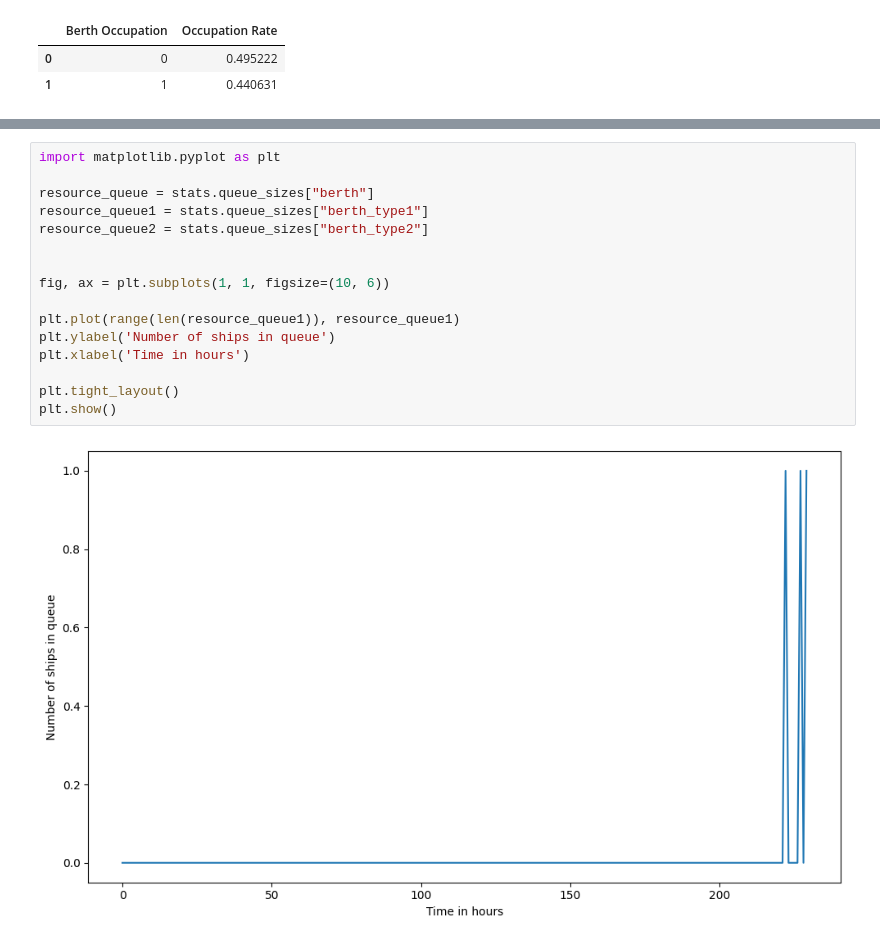
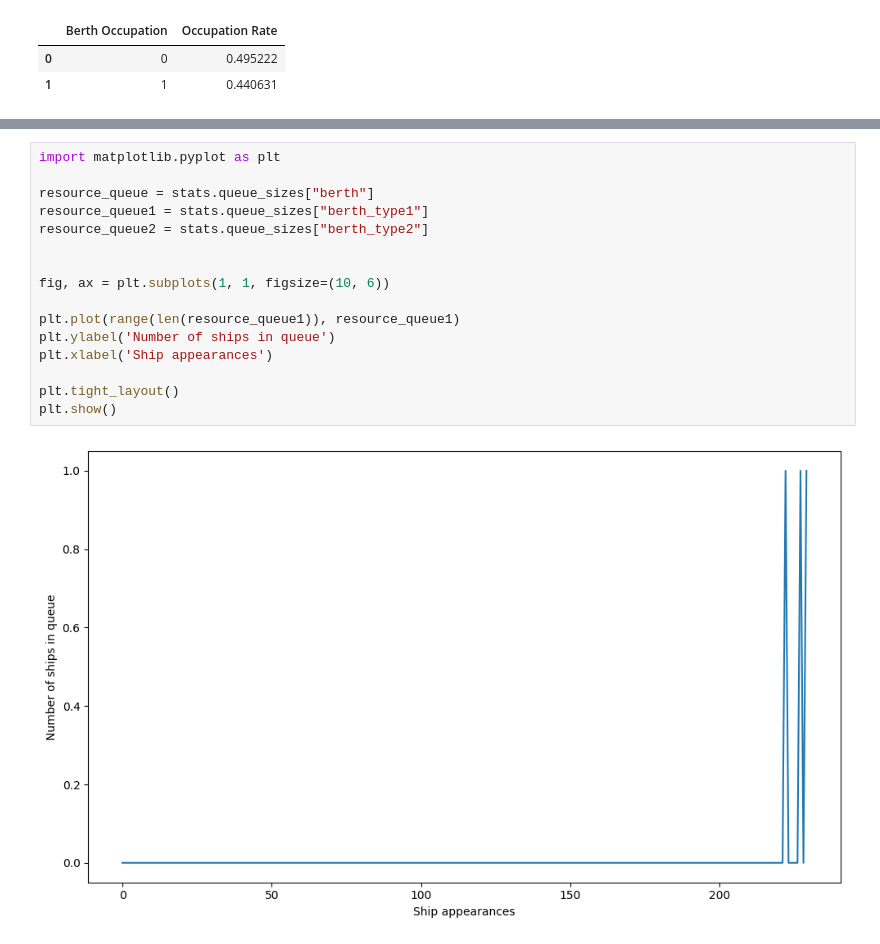
Before and after one commit to Mohammed-khlifi/port_trafic_simulation, a Jupyter notebook: DES.ipynb, the cells around one changed output, grey strips where cells are left out. Cells and saved outputs as stored; diff of their text form.

```diff
--- a/DES.ipynb
+++ b/DES.ipynb
@@ -1025,18 +1016,18 @@ plt.show()
 # %%
 import matplotlib.pyplot as plt
 
 resource_queue = stats.queue_sizes["berth"]
 resource_queue1 = stats.queue_sizes["berth_type1"]
 resource_queue2 = stats.queue_sizes["berth_type2"]
 
 
 fig, ax = plt.subplots(1, 1, figsize=(10, 6))
 
 plt.plot(range(len(resource_queue1)), resource_queue1)
 plt.ylabel('Number of ships in queue')
-plt.xlabel('Time in hours')
+plt.xlabel('Ship appearances')
 
 plt.tight_layout()
 plt.show()
 # %% [output]
-[figure, old version]
+[figure, new version]
```
Also changed, not shown: parts of 8 cells of this notebook, 1 other file.
